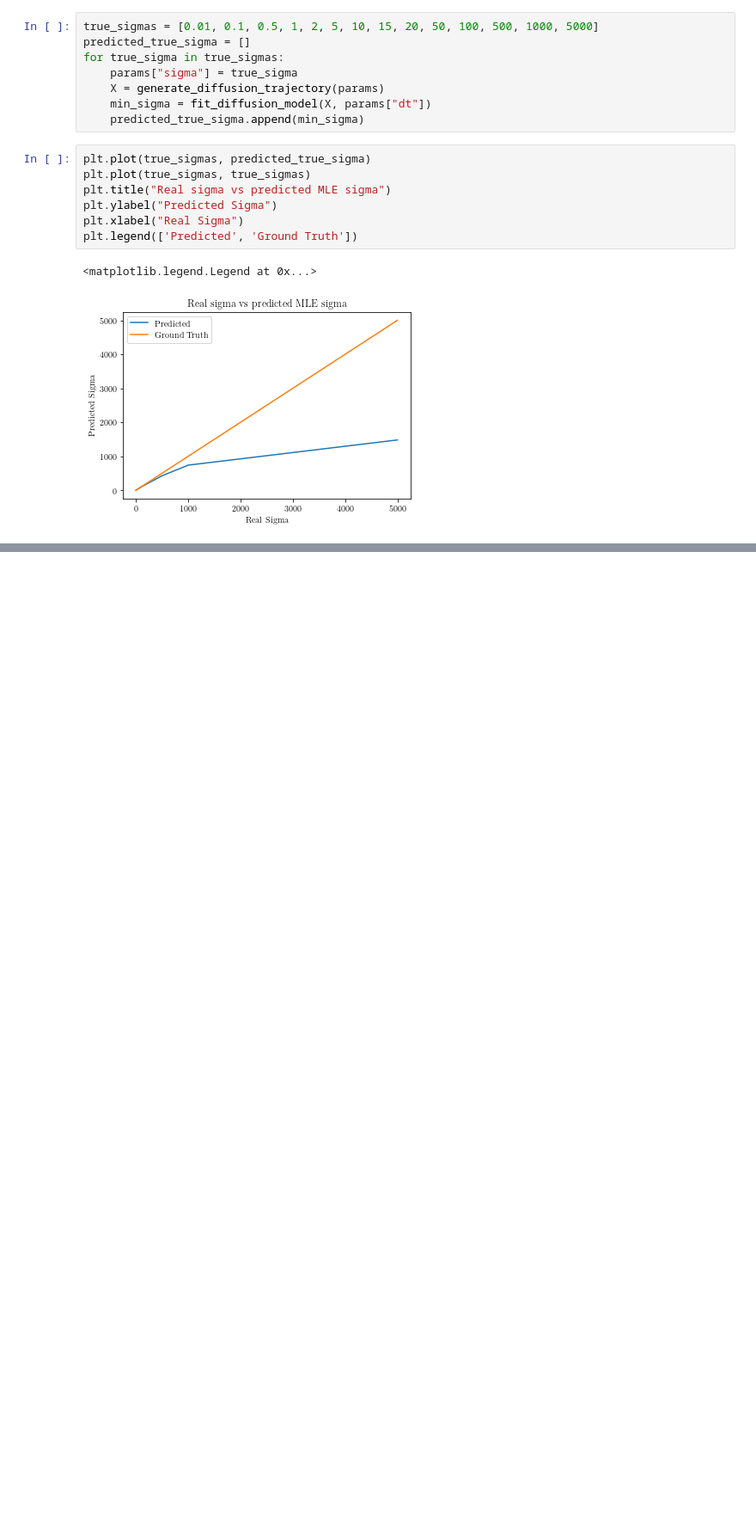
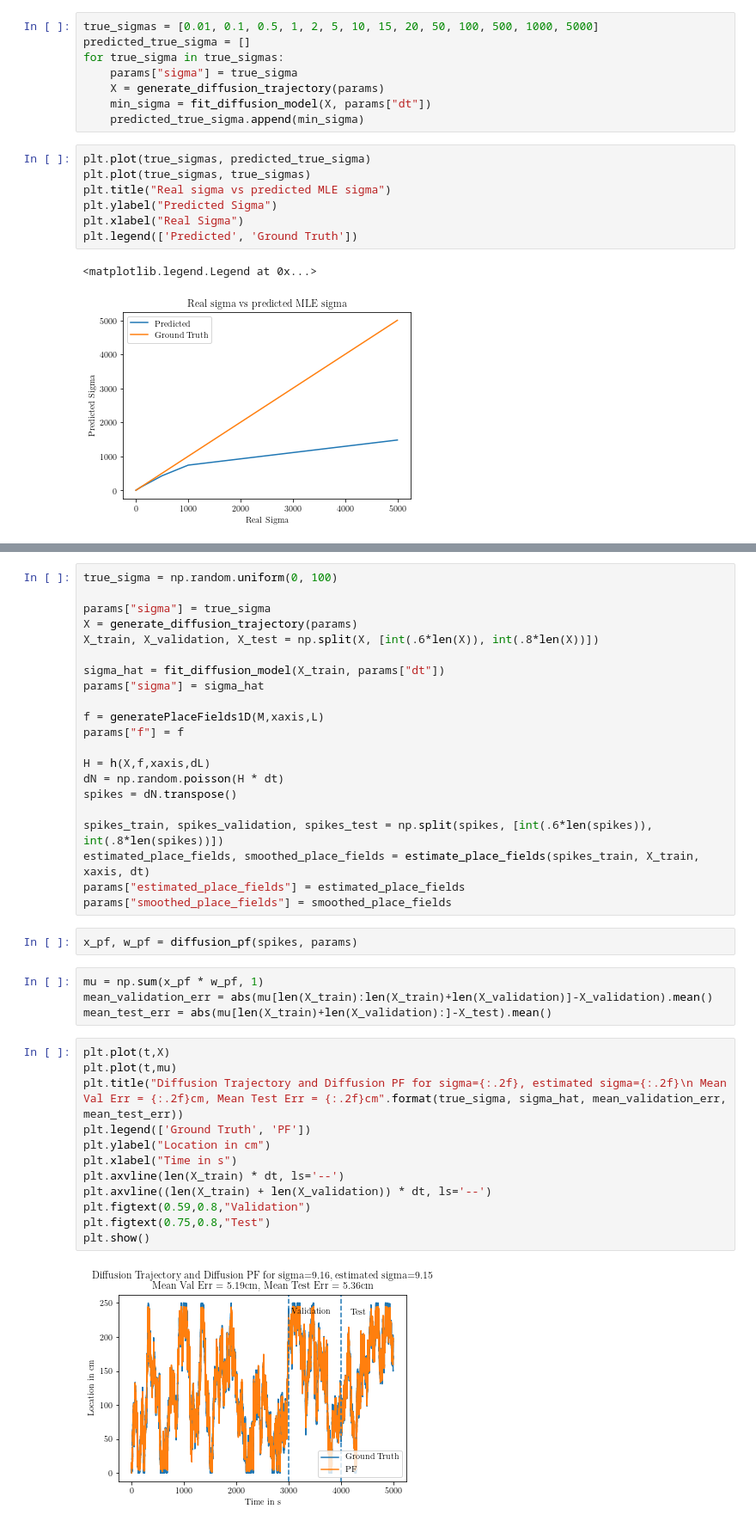
Before and after one commit to kushagrasharma/place-cell-reconstruction, a Jupyter notebook: Diffusion Particle Filter.ipynb, the cells around one changed output, grey strips where cells are left out. Shown: that part at 86% size. Saved outputs shown, nothing was run; the diff lists cells and outputs as text; blank space fills up the shorter version.

```diff
--- a/Diffusion Particle Filter.ipynb
+++ b/Diffusion Particle Filter.ipynb
@@ -302,0 +232,41 @@ plt.legend(['Predicted', 'Ground Truth'])
+# %%
+true_sigma = np.random.uniform(0, 100)
+
+params["sigma"] = true_sigma
+X = generate_diffusion_trajectory(params)
+X_train, X_validation, X_test = np.split(X, [int(.6*len(X)), int(.8*len(X))])
+
+sigma_hat = fit_diffusion_model(X_train, params["dt"])
+params["sigma"] = sigma_hat
+
+f = generatePlaceFields1D(M,xaxis,L)
+params["f"] = f
+
+H = h(X,f,xaxis,dL)
+dN = np.random.poisson(H * dt)
+spikes = dN.transpose()
+
+spikes_train, spikes_validation, spikes_test = np.split(spikes, [int(.6*len(spikes)), int(.8*len(spikes))])
+estimated_place_fields, smoothed_place_fields = estimate_place_fields(spikes_train, X_train, xaxis, dt)
+params["estimated_place_fields"] = estimated_place_fields
+params["smoothed_place_fields"] = smoothed_place_fields
+# %%
+x_pf, w_pf = diffusion_pf(spikes, params)
+# %%
+mu = np.sum(x_pf * w_pf, 1)
+mean_validation_err = abs(mu[len(X_train):len(X_train)+len(X_validation)]-X_validation).mean()
+mean_test_err = abs(mu[len(X_train)+len(X_validation):]-X_test).mean()
+# %%
+plt.plot(t,X)
+plt.plot(t,mu)
+plt.title("Diffusion Trajectory and Diffusion PF for sigma={:.2f}, estimated sigma={:.2f}\n Mean Val Err = {:.2f}cm, Mean Test Err = {:.2f}cm".format(true_sigma, sigma_hat, mean_validation_err, mean_test_err))
+plt.legend(['Ground Truth', 'PF'])
+plt.ylabel("Location in cm")
+plt.xlabel("Time in s")
+plt.axvline(len(X_train) * dt, ls='--')
+plt.axvline((len(X_train) + len(X_validation)) * dt, ls='--')
+plt.figtext(0.59,0.8,"Validation")
+plt.figtext(0.75,0.8,"Test")
+plt.show()
+# %% [output]
+[figure, added]
```
Also changed, not shown: parts of 20 cells of this notebook, 3 other files.
